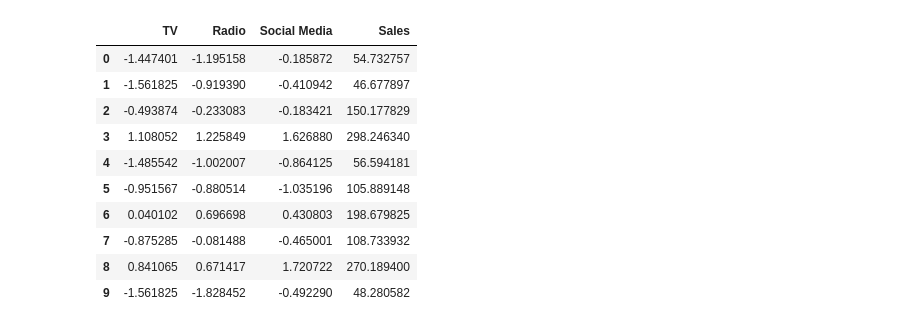
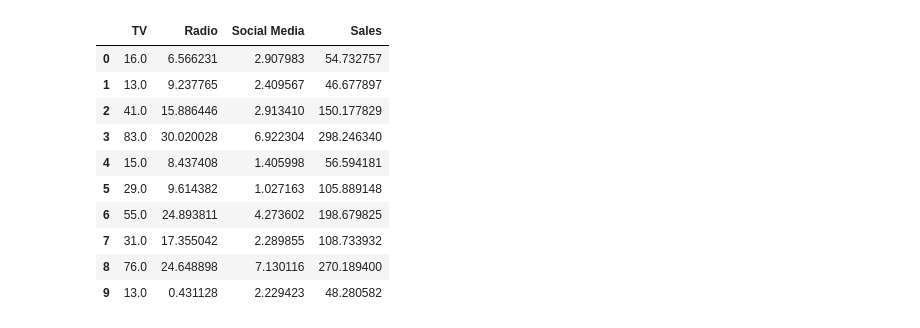
Before and after one commit to R-m1n/SBU, a Jupyter notebook: Machine Learning/assignment-b.ipynb, the cells around one changed output. Cells and saved outputs as stored; diff of their text form; code cells hidden in the pictures.

```diff
--- a/Machine Learning/assignment-b.ipynb
+++ b/Machine Learning/assignment-b.ipynb
@@ -11,21 +116,18 @@ def standardize(data: pd.Series):
 # %%
 data = pd.read_csv("Dummy-Data-HSS.csv")
 data.drop(columns=["Influencer"], inplace=True)
 data.fillna(0, inplace=True)
 
-for label in data.columns[:-1]:
-    data[label] = standardize(data[label])
-
 data.head(10)
 # %% [output]
 |  | TV | Radio | Social Media | Sales |
-| 0 | -1.447401 | -1.195158 | -0.185872 | 54.732757 |
-| 1 | -1.561825 | -0.919390 | -0.410942 | 46.677897 |
-| 2 | -0.493874 | -0.233083 | -0.183421 | 150.177829 |
-| 3 | 1.108052 | 1.225849 | 1.626880 | 298.246340 |
-| 4 | -1.485542 | -1.002007 | -0.864125 | 56.594181 |
-| 5 | -0.951567 | -0.880514 | -1.035196 | 105.889148 |
-| 6 | 0.040102 | 0.696698 | 0.430803 | 198.679825 |
-| 7 | -0.875285 | -0.081488 | -0.465001 | 108.733932 |
-| 8 | 0.841065 | 0.671417 | 1.720722 | 270.189400 |
-| 9 | -1.561825 | -1.828452 | -0.492290 | 48.280582 |
+| 0 | 16.0 | 6.566231 | 2.907983 | 54.732757 |
+| 1 | 13.0 | 9.237765 | 2.409567 | 46.677897 |
+| 2 | 41.0 | 15.886446 | 2.913410 | 150.177829 |
+| 3 | 83.0 | 30.020028 | 6.922304 | 298.246340 |
+| 4 | 15.0 | 8.437408 | 1.405998 | 56.594181 |
+| 5 | 29.0 | 9.614382 | 1.027163 | 105.889148 |
+| 6 | 55.0 | 24.893811 | 4.273602 | 198.679825 |
+| 7 | 31.0 | 17.355042 | 2.289855 | 108.733932 |
+| 8 | 76.0 | 24.648898 | 7.130116 | 270.189400 |
+| 9 | 13.0 | 0.431128 | 2.229423 | 48.280582 |
```
Also changed, not shown: parts of 10 cells of this notebook.
